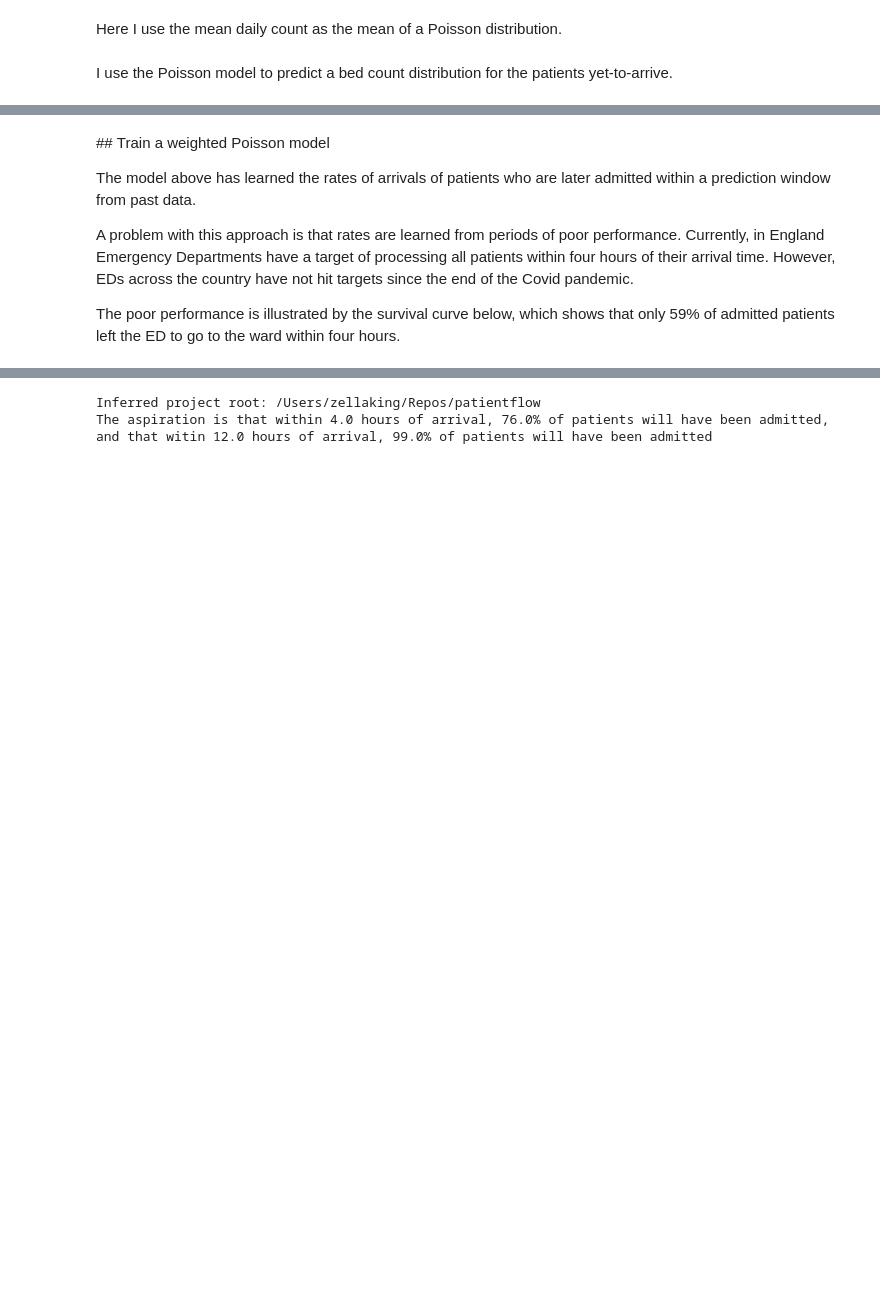
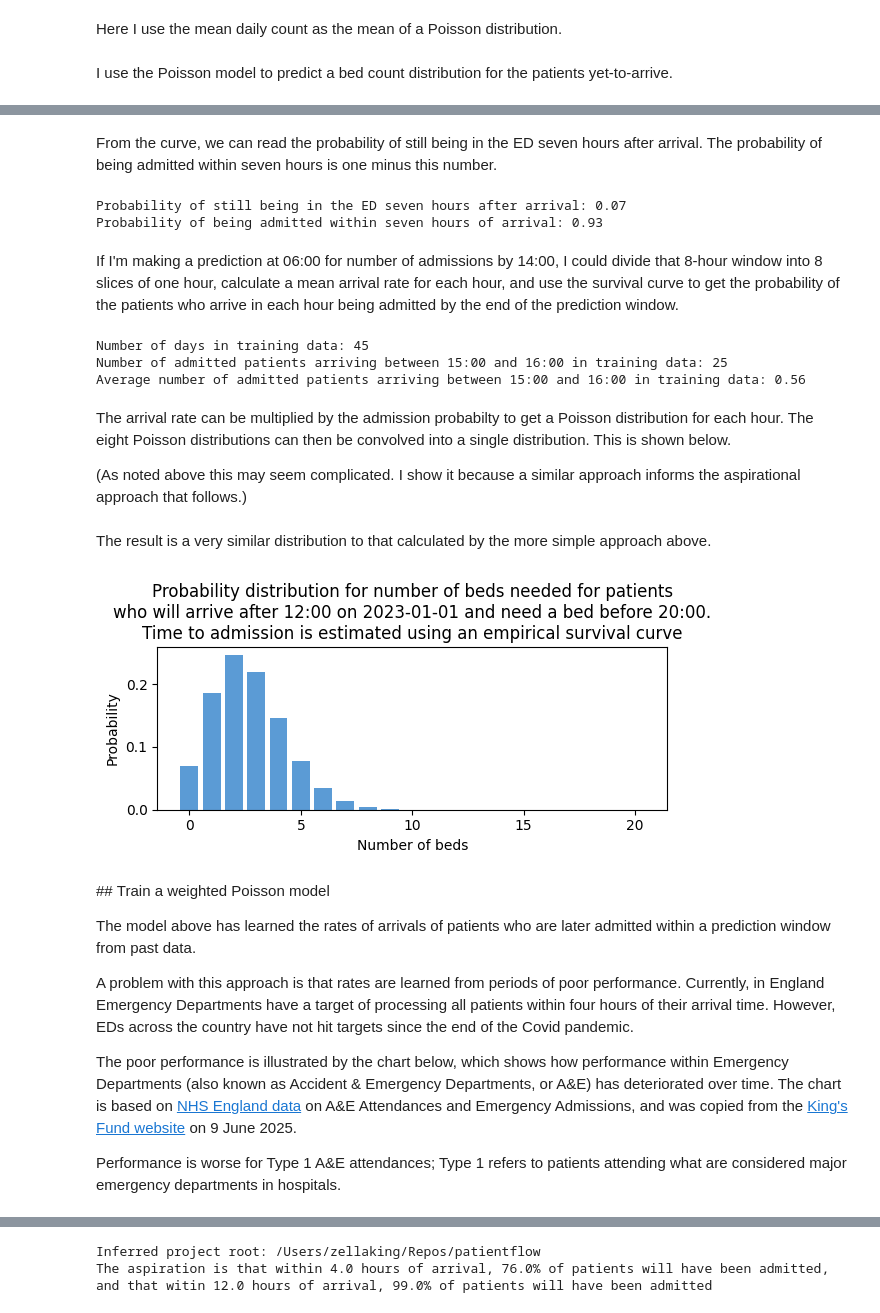
Before and after one commit to UCL-CORU/patientflow, a Jupyter notebook: notebooks/3c_Predict_bed_counts_without_using_patient_snapshots.ipynb, the cells around one changed output, grey strips where cells are left out. Saved outputs shown, nothing was run; the diff lists cells and outputs as text; code cells hidden in the pictures; blank space fills up the shorter version.

```diff
--- a/notebooks/3c_Predict_bed_counts_without_using_patient_snapshots.ipynb
+++ b/notebooks/3c_Predict_bed_counts_without_using_patient_snapshots.ipynb
@@ -174,3 +223,73 @@ prob_dist_plot(prob_dist_data, title,
+# %% [markdown]
+From the curve, we can read the probability of still being in the ED seven hours after arrival. The probability of being admitted within seven hours is one minus this number.
+# %%
+from patientflow.calculate.admission_in_prediction_window import get_survival_probability
+print(f'Probability of still being in the ED seven hours after arrival: {get_survival_probability(survival_df, 7):.2f}')
+print(f'Probability of being admitted within seven hours of arrival: {1-get_survival_probability(survival_df, 7):.2f}')
+# %% [output]
+Probability of still being in the ED seven hours after arrival: 0.07
+Probability of being admitted within seven hours of arrival: 0.93
+# %% [markdown]
+If I'm making a prediction at 06:00 for number of admissions by 14:00, I could divide that 8-hour window into 8 slices of one hour, calculate a mean arrival rate for each hour, and use the survival curve to get the probability of the patients who arrive in each hour being admitted by the end of the prediction window.
+# %%
+num_days_in_training_data = (start_validation_set - start_training_set).days
+print(f'Number of days in training data: {num_days_in_training_data}')
+
+print(f'Number of admitted patients arriving between 15:00 and 16:00 in training data: {len(train_visits[(train_visits.arrival_datetime.dt.hour == 15) ])}')
+print(f'Average number of admitted patients arriving between 15:00 and 16:00 in training data: {(len(train_visits[(train_visits.arrival_datetime.dt.hour == 15) ])/num_days_in_training_data):.2f}')
+# %% [output]
+Number of days in training data: 45
+Number of admitted patients arriving between 15:00 and 16:00 in training data: 25
+Average number of admitted patients arriving between 15:00 and 16:00 in training data: 0.56
+# %% [markdown]
+The arrival rate can be multiplied by the admission probabilty to get a Poisson distribution for each hour. The eight Poisson distributions can then be convolved into a single distribution. This is shown below.
+
+(As noted above this may seem complicated. I show it because a similar approach informs the aspirational approach that follows.)
+# %%
+from scipy import stats
+import numpy as np
+
+# Initialize arrays to store probabilities and rates
+hours = range(12, 20)
+probabilities = []
+rates = []
+
+# Calculate probabilities and rates for each hour
+for _hour in hours:
+    probability_of_admission = 1-get_survival_probability(survival_df, 20-_hour)
+    arrival_rate = len(train_visits[(train_visits.arrival_datetime.dt.hour == _hour)])/num_days_in_training_data
+    probabilities.append(probability_of_admission)
+    rates.append(arrival_rate)
+
+# Create individual Poisson distributions
+poisson_dists = [stats.poisson(r*p) for r, p in zip(rates, probabilities)]
+
+# Get PMF for each distribution
+max_value = 20
+x = np.arange(max_value)
+pmfs = [dist.pmf(x) for dist in poisson_dists]
+
+# Convolve all distributions together
+combined_pmf = pmfs[0]
+for pmf in pmfs[1:]:
+    combined_pmf = np.convolve(combined_pmf, pmf)
+
+# Create final distribution
+combined_dist = stats.rv_discrete(values=(range(len(combined_pmf)), combined_pmf))
+# %% [markdown]
+The result is a very similar distribution to that calculated by the more simple approach above.
+# %%
+from patientflow.viz.prob_dist_plot import prob_dist_plot
+from patientflow.viz.utils import format_prediction_time
+title = (
+    f'Probability distribution for number of beds needed for patients'
+    f'\nwho will arrive after {format_prediction_time((12,0))} on {snapshot_dates[0]} and need a bed before 20:00.'
+    f'\nTime to admission is estimated using an empirical survival curve'
+)
+prob_dist_plot(combined_dist, title,
+    include_titles=True)
+# %% [output]
+[figure, added]
 # %% [markdown]
 ## Train a weighted Poisson model
 
@@ -178,4 +297,6 @@ The model above has learned the rates of arrivals of patients who are later admi
 
 A problem with this approach is that rates are learned from periods of poor performance. Currently, in England Emergency Departments have a target of processing all patients within four hours of their arrival time. However, EDs across the country have not hit targets since the end of the Covid pandemic.
 
-The poor performance is illustrated by the survival curve below, which shows that only 59% of admitted patients left the ED to go to the ward within four hours.
+The poor performance is illustrated by the chart below, which shows how performance within Emergency Departments (also known as Accident & Emergency Departments, or A&E) has deteriorated over time. The chart is based on [NHS England data](https://www.england.nhs.uk/statistics/statistical-work-areas/ae-waiting-times-and-activity/) on A&E Attendances and Emergency Admissions, and was copied from the [King's Fund website](https://www.kingsfund.org.uk/insight-and-analysis/data-and-charts/accident-emergency-waiting-times) on 9 June 2025.
+
+Performance is worse for Type 1 A&E attendances; Type 1 refers to patients attending what are considered major emergency departments in hospitals.
```
Also changed, not shown: parts of 24 cells of this notebook, 3 other files.
